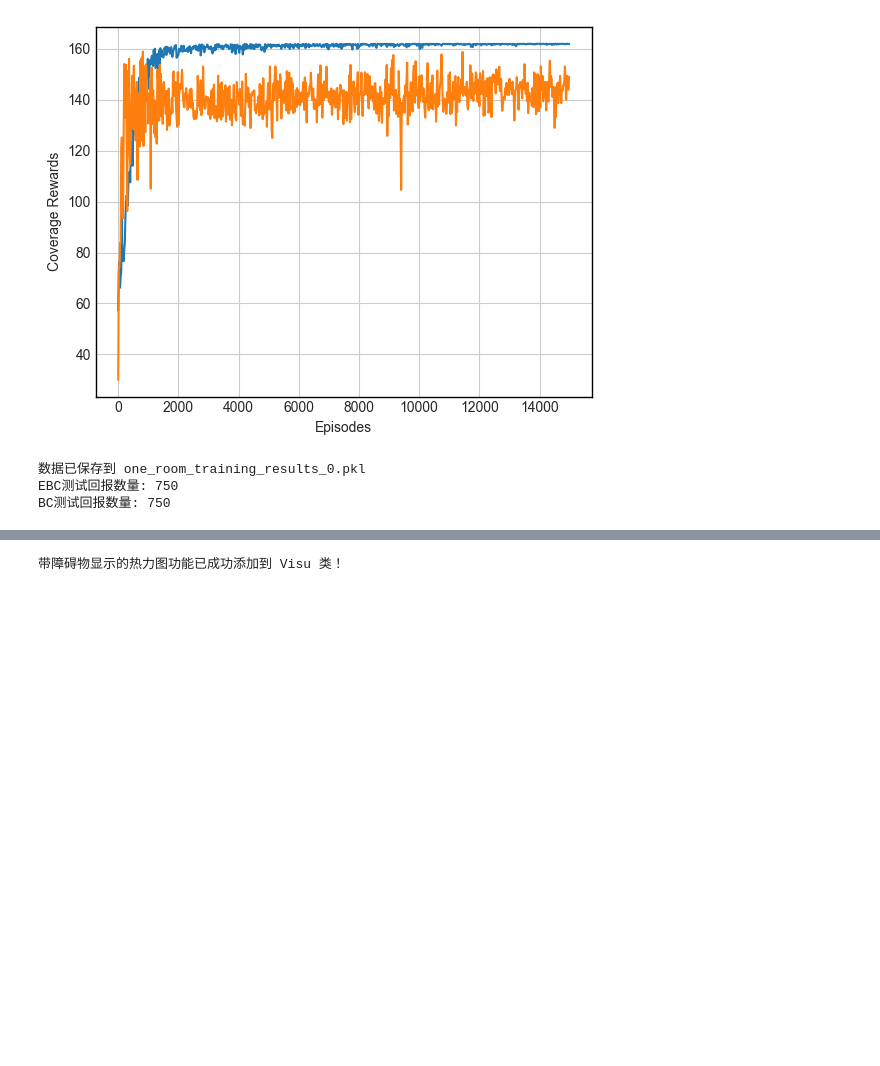
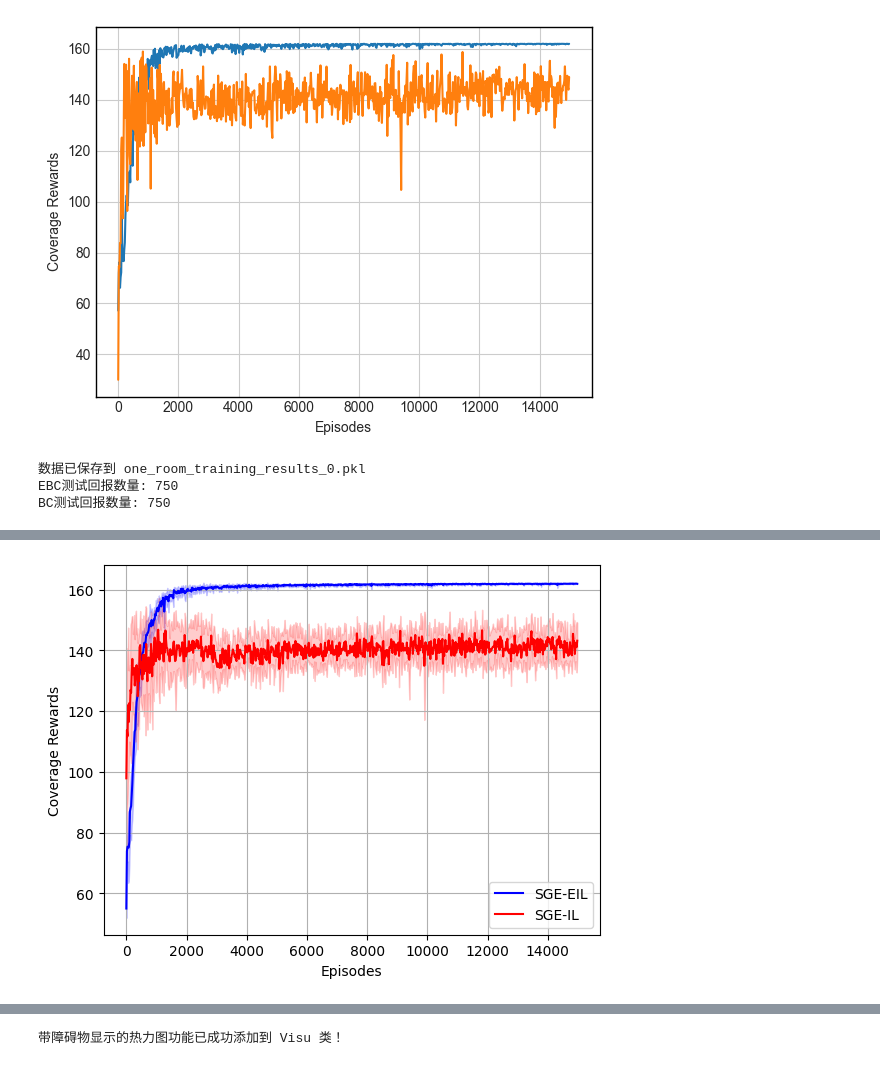
Before and after one commit to zjut-zhy/non-additive-RL, a Jupyter notebook: BC_vs_EBC_one_room_2.ipynb, the cells around one changed output, grey strips where cells are left out. Saved outputs shown, nothing was run; the diff lists cells and outputs as text; code cells hidden in the pictures; blank space fills up the shorter version.

```diff
--- a/BC_vs_EBC_one_room_2.ipynb
+++ b/BC_vs_EBC_one_room_2.ipynb
@@ -822,0 +1018,57 @@ import matplotlib.pyplot as plt
+# %%
+import pickle
+import matplotlib.pyplot as plt
+import numpy as np
+import os
+
+# 加载多次运行的数据
+all_ebc_returns = []
+all_bc_returns = []
+
+for epoch in range(10):  # 假设有10次运行
+    file_path = f'one_room_data/one_room_training_results_{epoch}.pkl'
+    if os.path.exists(file_path):
+        with open(file_path, 'rb') as f:
+            data = pickle.load(f)
+            all_ebc_returns.append(data['ebc_test_returns'])
+            all_bc_returns.append(data['bc_test_returns'])
+
+if all_ebc_returns:
+    # 转换为numpy数组并计算统计量
+    min_length = min(len(returns) for returns in all_ebc_returns + all_bc_returns)
+    ebc_array = np.array([returns[:min_length] for returns in all_ebc_returns])
+    bc_array = np.array([returns[:min_length] for returns in all_bc_returns])
+
+    ebc_mean = np.mean(ebc_array, axis=0)
+    ebc_std = np.std(ebc_array, axis=0)
+    bc_mean = np.mean(bc_array, axis=0)
+    bc_std = np.std(bc_array, axis=0)
+
+    # 对数据进行采样，x轴按步长20显示
+    episodes_ebc = np.arange(len(ebc_mean)) * 20
+    episodes_bc = np.arange(len(bc_mean)) * 20
+
+    # 绘制均值线和标准差带
+    plt.plot(episodes_ebc, ebc_mean, label='SGE-EIL', color='blue')
+    plt.plot(episodes_bc, bc_mean, label='SGE-IL', color='red')
+
+    plt.fill_between(episodes_ebc, ebc_mean - ebc_std, ebc_mean + ebc_std,
+                     alpha=0.2, color='blue')
+    plt.fill_between(episodes_bc, bc_mean - bc_std, bc_mean + bc_std,
+                     alpha=0.2, color='red')
+else:
+    # 如果没有多次运行数据，就用原来的方式
+    episodes_ebc = np.arange(len(ebc_test_returns)) * 20
+    episodes_bc = np.arange(len(bc_test_returns)) * 20
+
+    plt.plot(episodes_ebc, ebc_test_returns, label='SGE-EIL')
+    plt.plot(episodes_bc, bc_test_returns, label='SGE-IL')
+
+plt.xlabel('Episodes')
+plt.ylabel('Coverage Rewards')
+plt.title('')
+plt.legend()
+plt.grid(True)
+plt.show()
+# %% [output]
+[figure, added]
```
Also changed, not shown: parts of 5 cells of this notebook, 2 other files.
